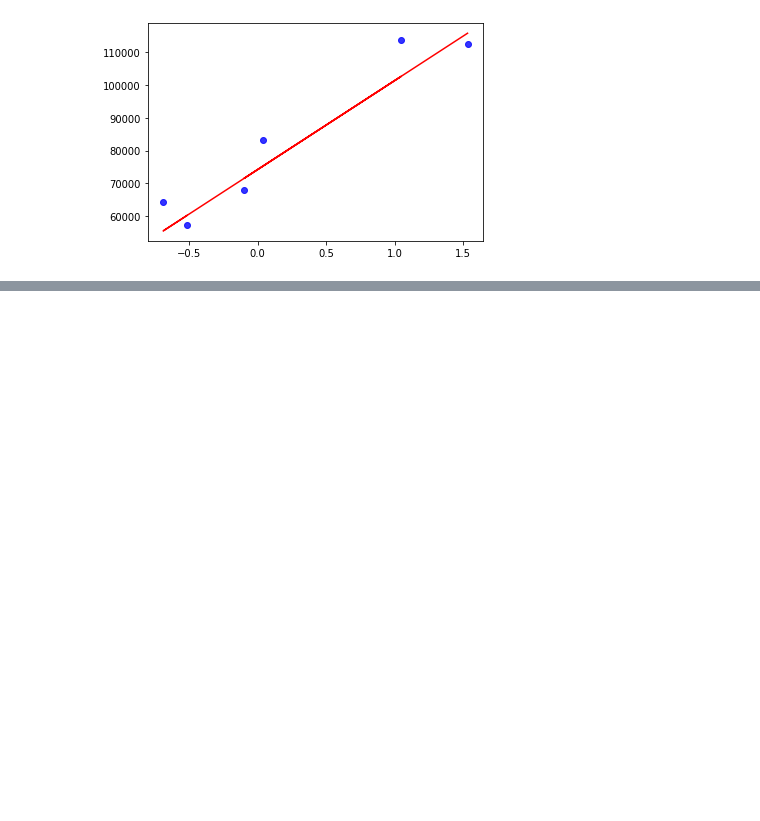
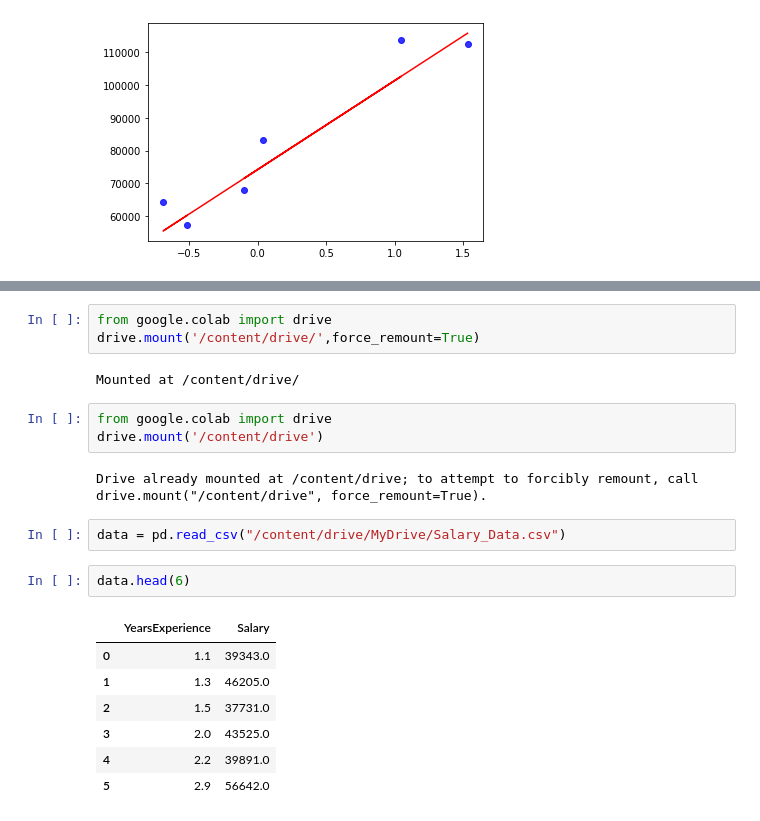
Before and after one commit to urvashipathak/ML, a Jupyter notebook: 4_Programs_of_linear_regression_from_scratch.ipynb, the cells around one changed output, grey strips where cells are left out. Cells and saved outputs as stored; diff of their text form; blank space fills up the shorter version.

```diff
--- a/4_Programs_of_linear_regression_from_scratch.ipynb
+++ b/4_Programs_of_linear_regression_from_scratch.ipynb
@@ -140,0 +149,22 @@ plt.show()
+# %%
+from google.colab import drive
+drive.mount('/content/drive/',force_remount=True)
+# %% [output]
+Mounted at /content/drive/
+# %%
+from google.colab import drive
+drive.mount('/content/drive')
+# %% [output]
+Drive already mounted at /content/drive; to attempt to forcibly remount, call drive.mount("/content/drive", force_remount=True).
+# %%
+data = pd.read_csv("/content/drive/MyDrive/Salary_Data.csv")
+# %%
+data.head(6)
+# %% [output]
+|  | YearsExperience | Salary |
+| 0 | 1.1 | 39343.0 |
+| 1 | 1.3 | 46205.0 |
+| 2 | 1.5 | 37731.0 |
+| 3 | 2.0 | 43525.0 |
+| 4 | 2.2 | 39891.0 |
+| 5 | 2.9 | 56642.0 |
```
Also changed, not shown: parts of 18 cells of this notebook.
